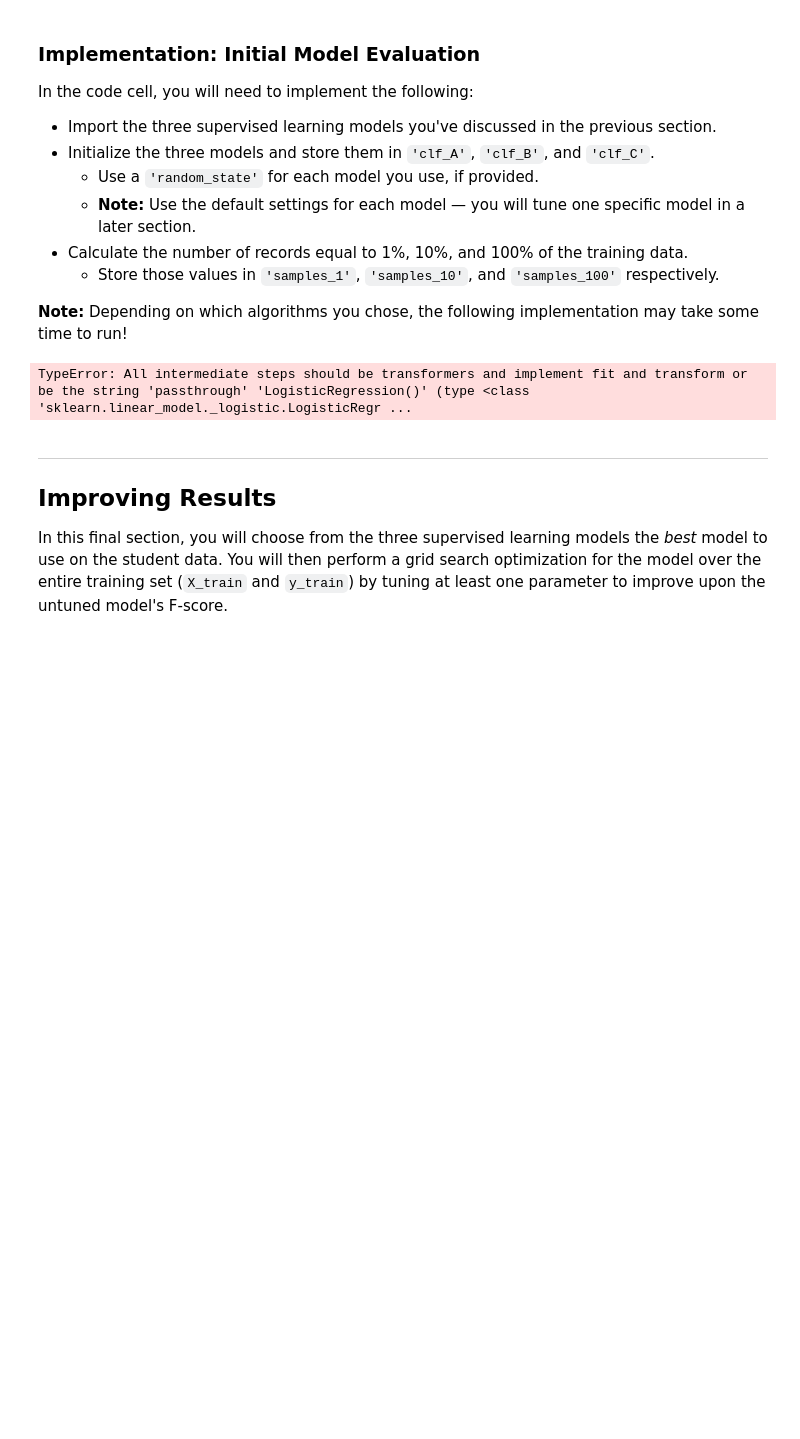
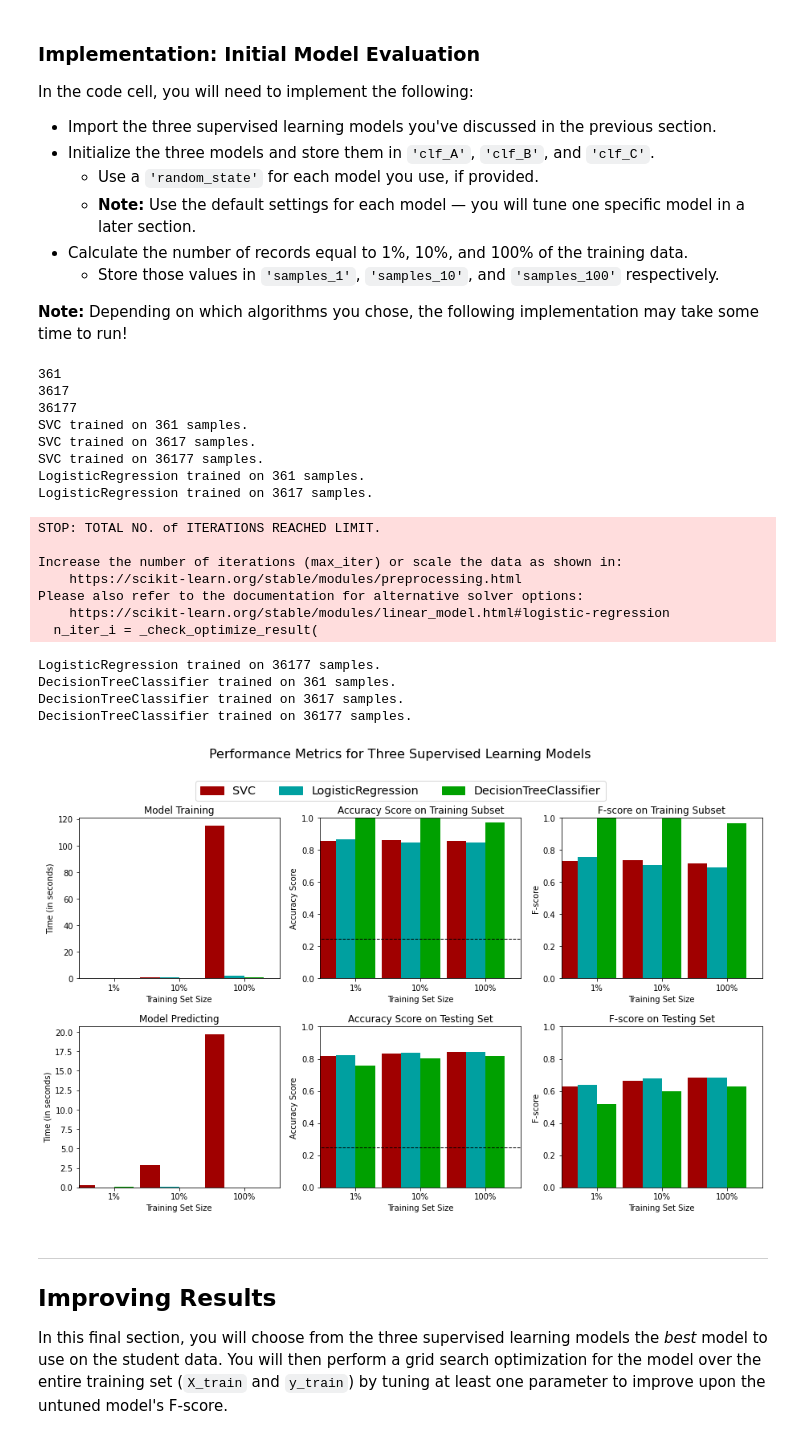
Before and after one commit to paulgureghian/Python_Notebooks, a Jupyter notebook: CharityML/starter/finding_donors.ipynb, the cells around one changed output. Saved outputs shown, nothing was run; the diff lists cells and outputs as text; code cells hidden in the pictures; blank space fills up the shorter version.

```diff
--- a/CharityML/starter/finding_donors.ipynb
+++ b/CharityML/starter/finding_donors.ipynb
@@ -405,36 +409,68 @@ In the code cell, you will need to implement the following:
 **Note:** Depending on which algorithms you chose, the following implementation may take some time to run!
 # %%
 # TODO: Import the three supervised learning models from sklearn
+from sklearn.svm import SVC
+from sklearn.tree import DecisionTreeClassifier
 from sklearn.linear_model import LogisticRegression
-from sklearn.tree import DecisionTreeClassifier
-from sklearn.svm import SVC
+
 
 # TODO: Initialize the three models
-clf_A = LogisticRegression(random_state=None)
-clf_B = DecisionTreeClassifier(random_state=None)
-clf_C = SVC(random_state=None)
+clf_A = SVC(random_state=None)
+clf_B = LogisticRegression(random_state=None)
+clf_C = DecisionTreeClassifier(random_state=None)
+
 
 # TODO: Calculate the number of samples for 1%, 10%, and 100% of the training data
 # HINT: samples_100 is the entire training set i.e. len(y_train)
 # HINT: samples_10 is 10% of samples_100 (ensure to set the count of the values to be `int` and not `float`)
 # HINT: samples_1 is 1% of samples_100 (ensure to set the count of the values to be `int` and not `float`)
+
+samples_1 = len(X_train)/100
+samples_10 = len(X_train)/10
 samples_100 = len(X_train)
-samples_10 = 30
-samples_1 = 3
+
+samples_1 = int(samples_1)
+samples_10 = int(samples_10)
+samples_100 = int(samples_100)
+
+print(samples_1)
+print(samples_10)
+print(samples_100)
+
+
 
 # Collect results on the learners
 results = {}
 for clf in [clf_A, clf_B, clf_C]:
     clf_name = clf.__class__.__name__
     results[clf_name] = {}
     for i, samples in enumerate([samples_1, samples_10, samples_100]):
         results[clf_name][i] = \
         train_predict(clf, samples, X_train, y_train, X_test, y_test)
 
 # Run metrics visualization for the three supervised learning models chosen
 vs.evaluate(results, accuracy, fscore)
 # %% [output]
-TypeError: All intermediate steps should be transformers and implement fit and transform or be the string 'passthrough' 'LogisticRegression()' (type <class 'sklearn.linear_model._logistic.LogisticRegr ...
+361
+3617
+36177
+SVC trained on 361 samples.
+SVC trained on 3617 samples.
+SVC trained on 36177 samples.
+LogisticRegression trained on 361 samples.
+LogisticRegression trained on 3617 samples.
+STOP: TOTAL NO. of ITERATIONS REACHED LIMIT.
+
+Increase the number of iterations (max_iter) or scale the data as shown in:
+    https://scikit-learn.org/stable/modules/preprocessing.html
+Please also refer to the documentation for alternative solver options:
+    https://scikit-learn.org/stable/modules/linear_model.html#logistic-regression
+  n_iter_i = _check_optimize_result(
+LogisticRegression trained on 36177 samples.
+DecisionTreeClassifier trained on 361 samples.
+DecisionTreeClassifier trained on 3617 samples.
+DecisionTreeClassifier trained on 36177 samples.
+[figure, added]
 # %% [markdown]
 ----
 ## Improving Results
```
Also changed, not shown: parts of 3 cells of this notebook.
